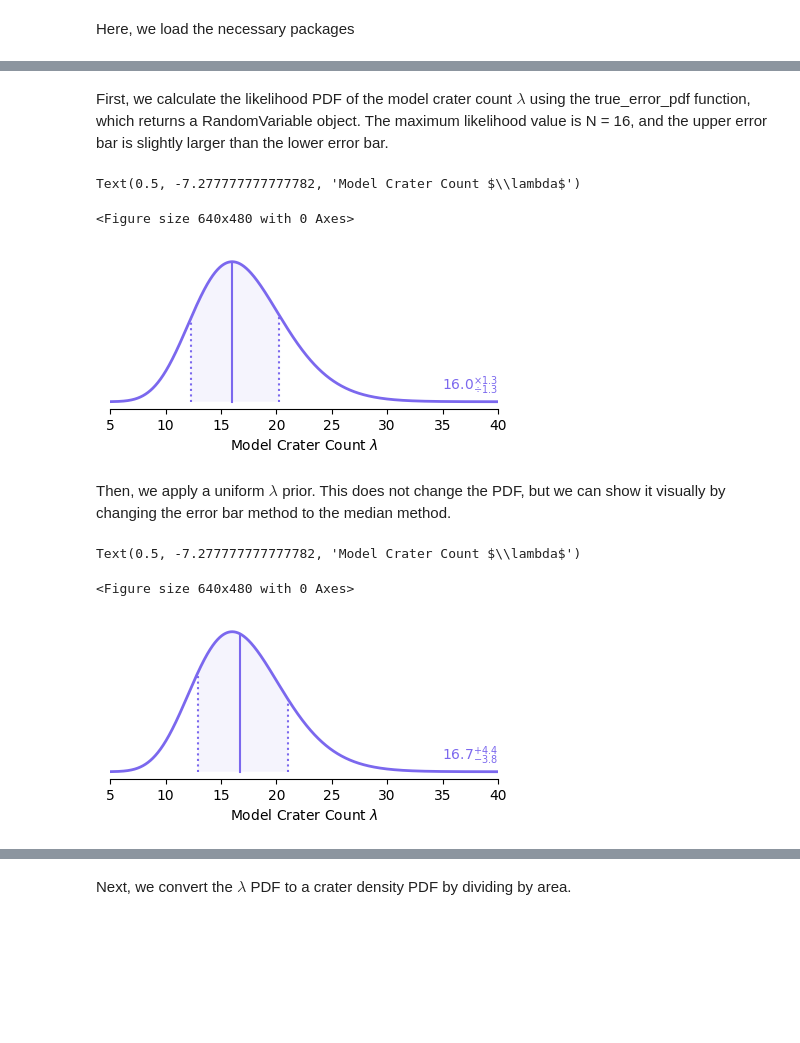
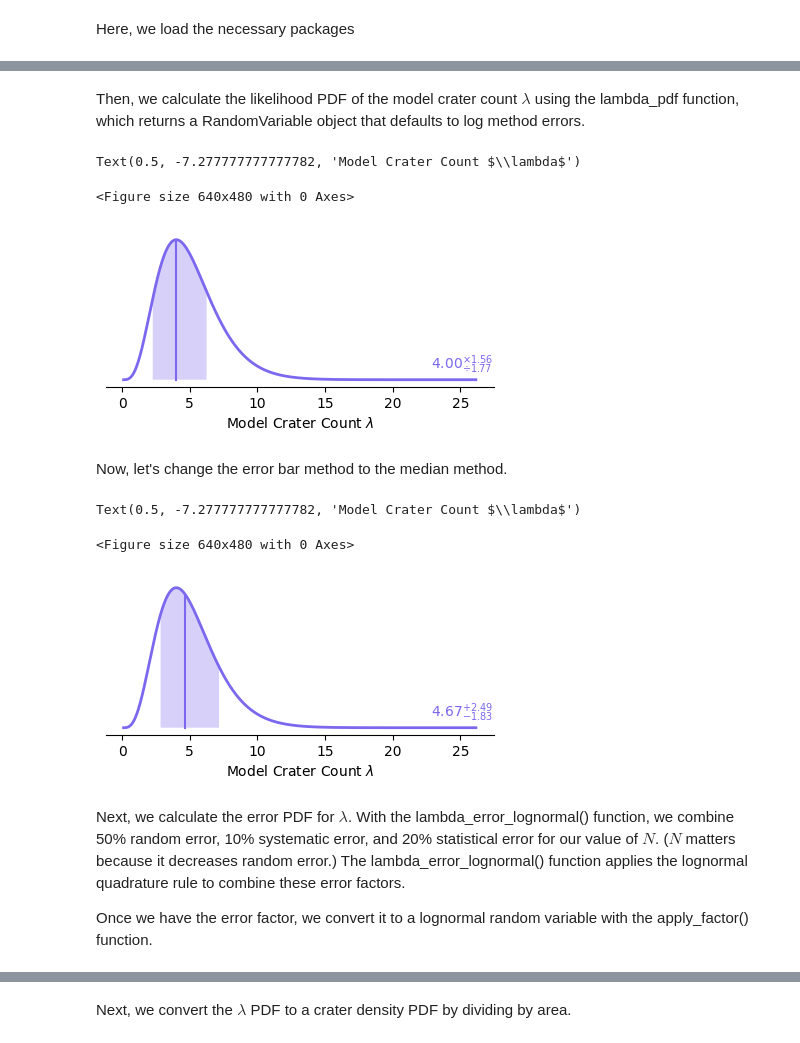
Before and after one commit to samwbell/cratersfd, a Jupyter notebook: examples/age_calculation_example.ipynb, the cells around one changed output, grey strips where cells are left out. Saved outputs shown, nothing was run; the diff lists cells and outputs as text; code cells hidden in the pictures; blank space fills up the shorter version.

```diff
--- a/examples/age_calculation_example.ipynb
+++ b/examples/age_calculation_example.ipynb
@@ -191,0 +66,14 @@ First, we set the pf (production function) and cf_inv (inverse chronology functi
+# %%
+plot_sash_alpha(
+    X, Y, window_length=500, polyorder=5, deriv=1
+)
+plt.ylim([0.5, 4])
+
+dmin_estimate = 0.14
+
+plt.plot(
+    [dmin_estimate, dmin_estimate], [0.5, 4.0], 'r-.',
+    lw=1, label=rf'Estimated $D_{{min}} = 0.14km$'
+)
+
+plt.legend()
@@ -191,0 +185,3 @@ First, we set the pf (production function) and cf_inv (inverse chronology functi
+# %%
+N = ds[ds > dmin_estimate].shape[0]
+N
@@ -193,26 +204,30 @@ First, we set the pf (production function) and cf_inv (inverse chronology functi
 pf = npf_new
 cf_inv = ncf_inv
 # %% [markdown]
-First, we calculate the likelihood PDF of the model crater count $\lambda$ using the true_error_pdf function, which returns a RandomVariable object.  The maximum likelihood value is N = 16, and the upper error bar is slightly larger than the lower error bar.
+Then, we calculate the likelihood PDF of the model crater count $\lambda$ using the lambda_pdf function, which returns a RandomVariable object that defaults to log method errors.
 # %%
-lambda_rv = true_error_pdf(N)
+lambda_rv = lambda_pdf(N)
 lambda_rv.plot(
-    label=True, xlim=[5, 40]
+    label=True#, xlim=[5, 40]
 )
 plt.xlabel(r'Model Crater Count $\lambda$')
 # %% [output]
 Text(0.5, -7.277777777777782, 'Model Crater Count $\\lambda$')
 <Figure size 640x480 with 0 Axes>
-[figure, old version]
+[figure, new version]
-# %% [markdown]
-Then, we apply a uniform $\lambda$ prior.  This does not change the PDF, but we can show it visually by changing the error bar method to the median method.
+# %% [markdown]
+Now, let's change the error bar method to the median method.
 # %%
 lambda_rv = lambda_rv.as_kind('median')
 lambda_rv.plot(
-    label=True, xlim=[5, 40]
+    label=True#, xlim=[5, 40]
 )
 plt.xlabel(r'Model Crater Count $\lambda$')
 # %% [output]
 Text(0.5, -7.277777777777782, 'Model Crater Count $\\lambda$')
 <Figure size 640x480 with 0 Axes>
-[figure, old version]
+[figure, new version]
+# %% [markdown]
+Next, we calculate the error PDF for $\lambda$.  With the lambda_error_lognormal() function, we combine 50% random error, 10% systematic error, and 20% statistical error for our value of $N$.  ($N$ matters because it decreases random error.)  The lambda_error_lognormal() function applies the lognormal quadrature rule to combine these error factors.
+
+Once we have the error factor, we convert it to a lognormal random variable with the apply_factor() function.
```
Also changed, not shown: parts of 68 cells of this notebook, 32 other files.
